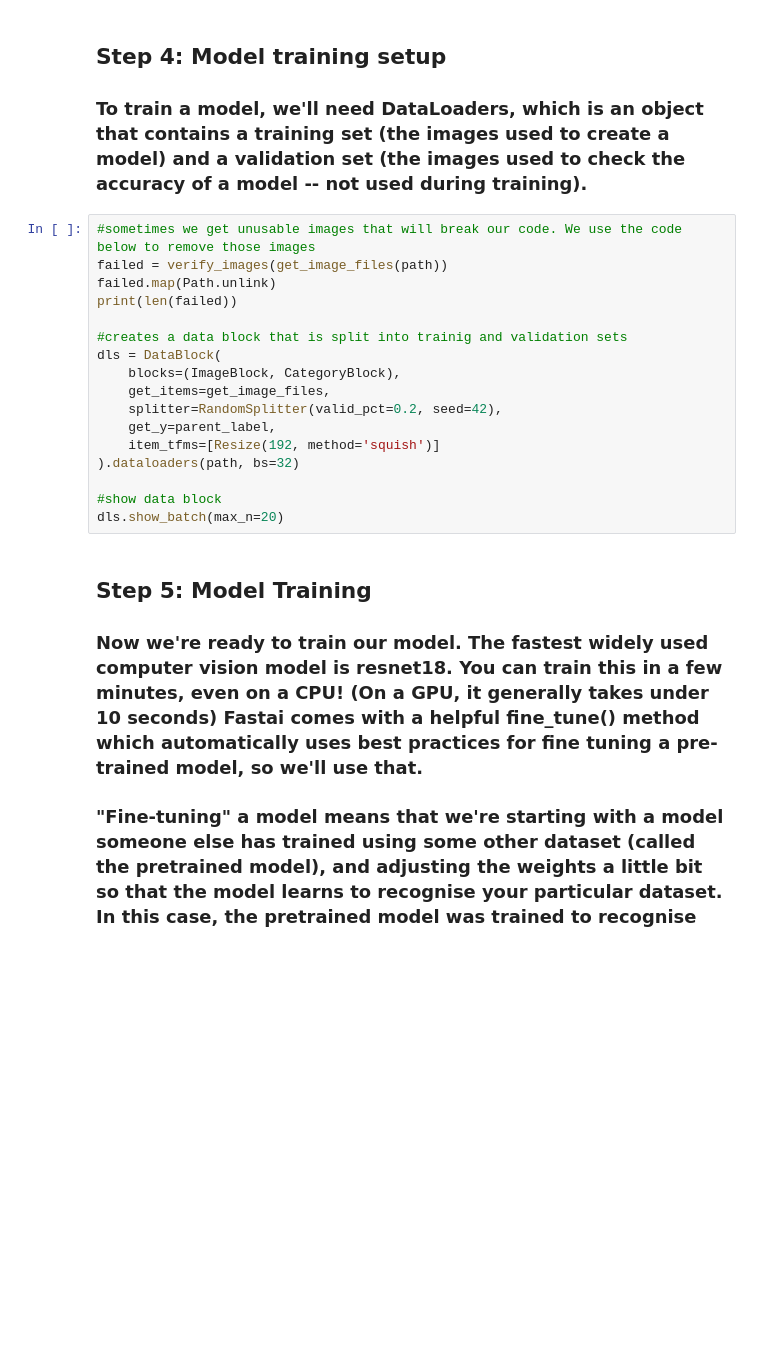
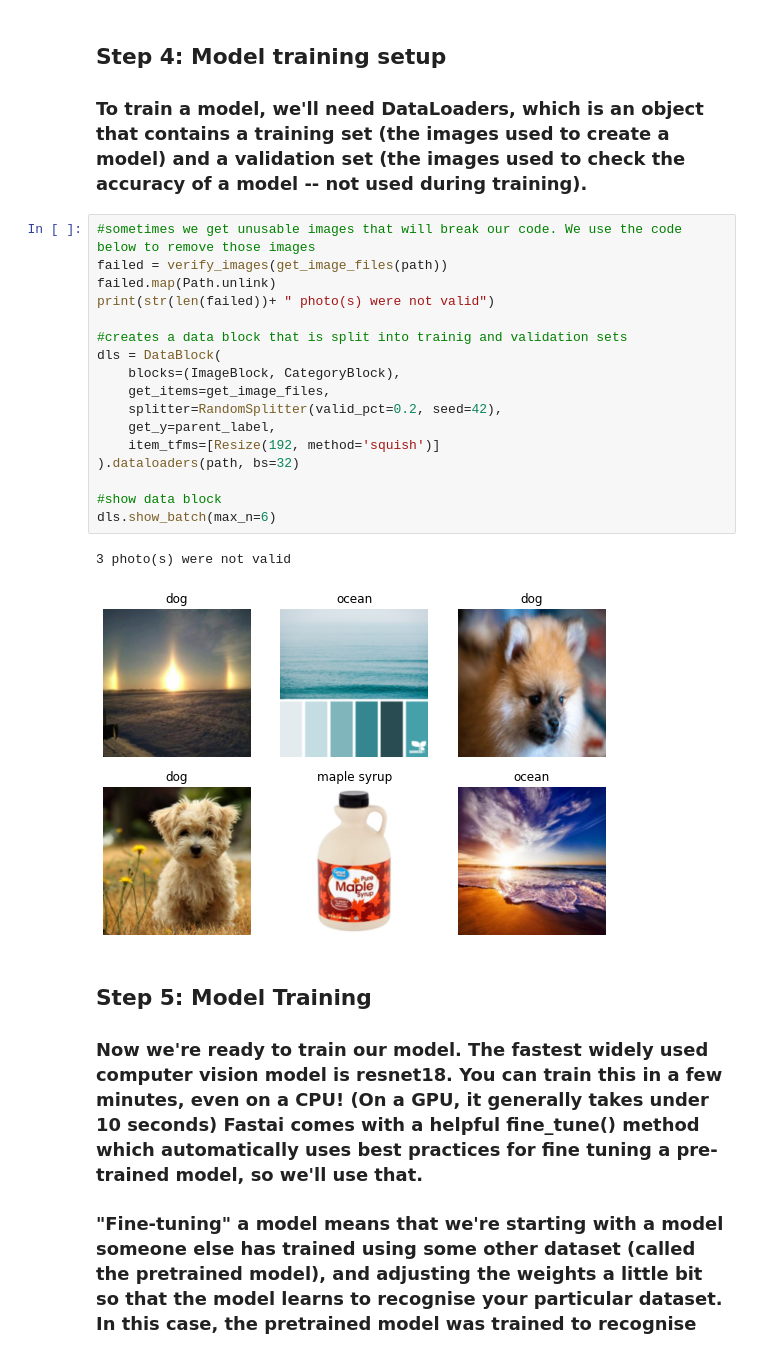
Before and after one commit to tedelman91/image_recognition, a Jupyter notebook: image-recognition.ipynb, the cells around one changed output. Cells and saved outputs as stored; diff of their text form; blank space fills up the shorter version.

```diff
--- a/image-recognition.ipynb
+++ b/image-recognition.ipynb
@@ -59,20 +83,23 @@ Searching for 'football photo'
 # %%
 #sometimes we get unusable images that will break our code. We use the code below to remove those images
 failed = verify_images(get_image_files(path))
 failed.map(Path.unlink)
-print(len(failed))
+print(str(len(failed))+ " photo(s) were not valid")
 
 #creates a data block that is split into trainig and validation sets
 dls = DataBlock(
     blocks=(ImageBlock, CategoryBlock),
     get_items=get_image_files,
     splitter=RandomSplitter(valid_pct=0.2, seed=42),
     get_y=parent_label,
     item_tfms=[Resize(192, method='squish')]
 ).dataloaders(path, bs=32)
 
 #show data block
-dls.show_batch(max_n=20)
+dls.show_batch(max_n=6)
+# %% [output]
+3 photo(s) were not valid
+[figure, added]
 # %% [markdown]
 ## Step 5: Model Training
 
```
Also changed, not shown: parts of 8 cells of this notebook.
